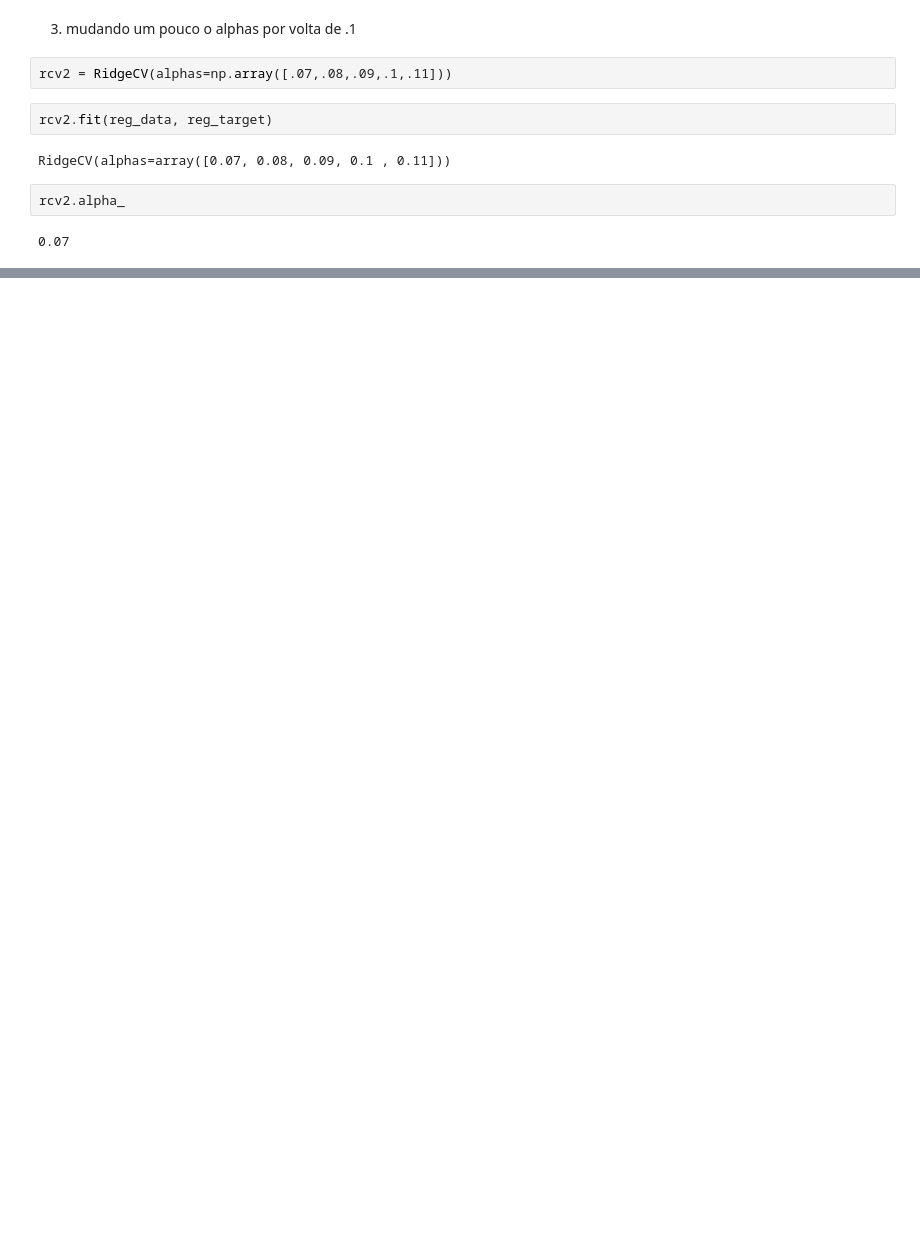
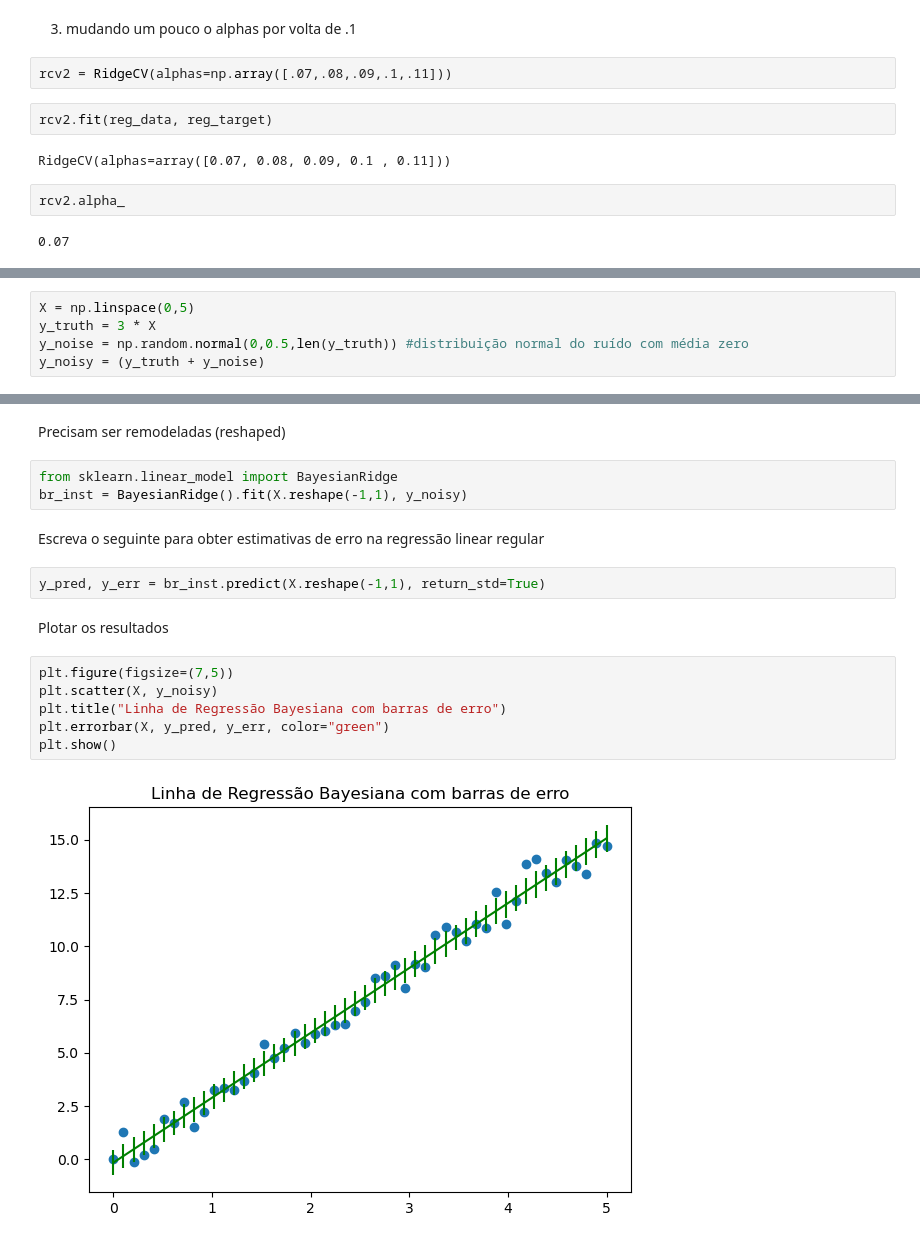
Before and after one commit to samirsaravia/AL-Calc, a Jupyter notebook: ML/scikit-learn/scikit_8.ipynb, the cells around one changed output, grey strips where cells are left out. Saved outputs shown, nothing was run; the diff lists cells and outputs as text; blank space fills up the shorter version.

```diff
--- a/ML/scikit-learn/scikit_8.ipynb
+++ b/ML/scikit-learn/scikit_8.ipynb
@@ -164,0 +252,5 @@ rcv2.alpha_
+# %%
+X = np.linspace(0,5)
+y_truth = 3 * X
+y_noise = np.random.normal(0,0.5,len(y_truth)) #distribuição normal do ruído com média zero
+y_noisy = (y_truth + y_noise)
@@ -164,0 +261,19 @@ rcv2.alpha_
+# %% [markdown]
+Precisam ser remodeladas (reshaped)
+# %%
+from sklearn.linear_model import BayesianRidge
+br_inst = BayesianRidge().fit(X.reshape(-1,1), y_noisy)
+# %% [markdown]
+Escreva o seguinte para obter estimativas de erro na regressão linear regular
+# %%
+y_pred, y_err = br_inst.predict(X.reshape(-1,1), return_std=True)
+# %% [markdown]
+Plotar os resultados
+# %%
+plt.figure(figsize=(7,5))
+plt.scatter(X, y_noisy)
+plt.title("Linha de Regressão Bayesiana com barras de erro")
+plt.errorbar(X, y_pred, y_err, color="green")
+plt.show()
+# %% [output]
+[figure, added]
```
Also changed, not shown: parts of 28 cells of this notebook, 1 other file.
